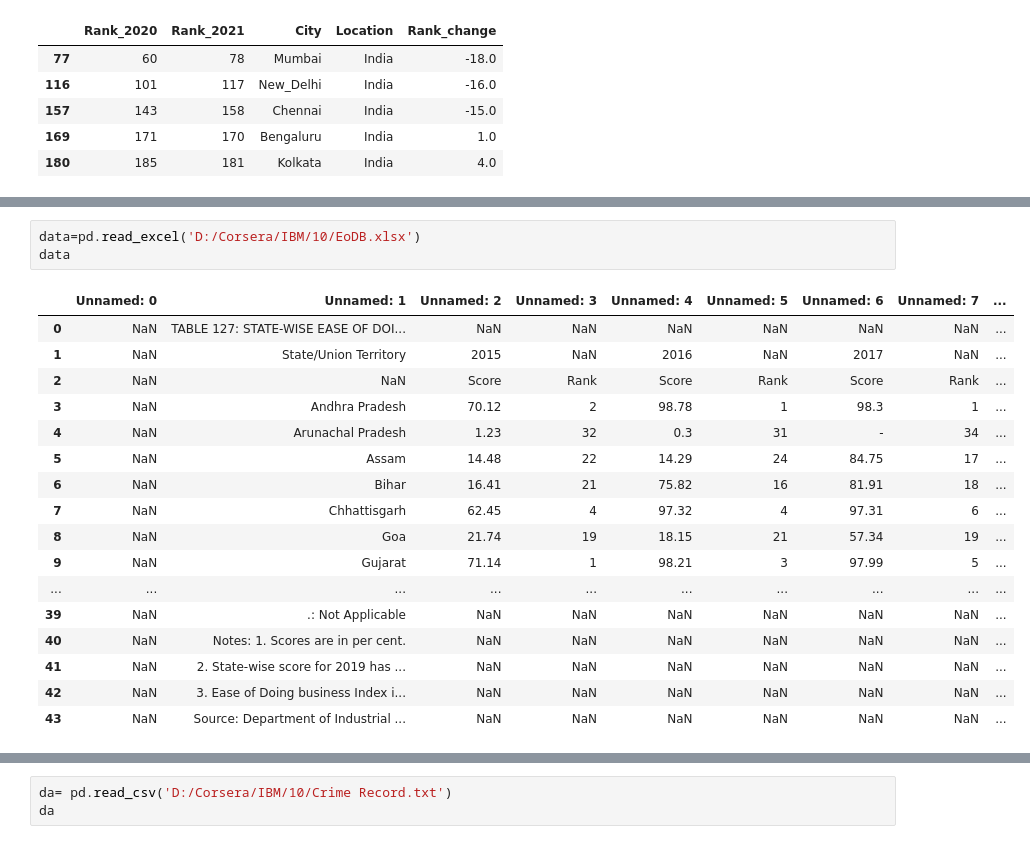
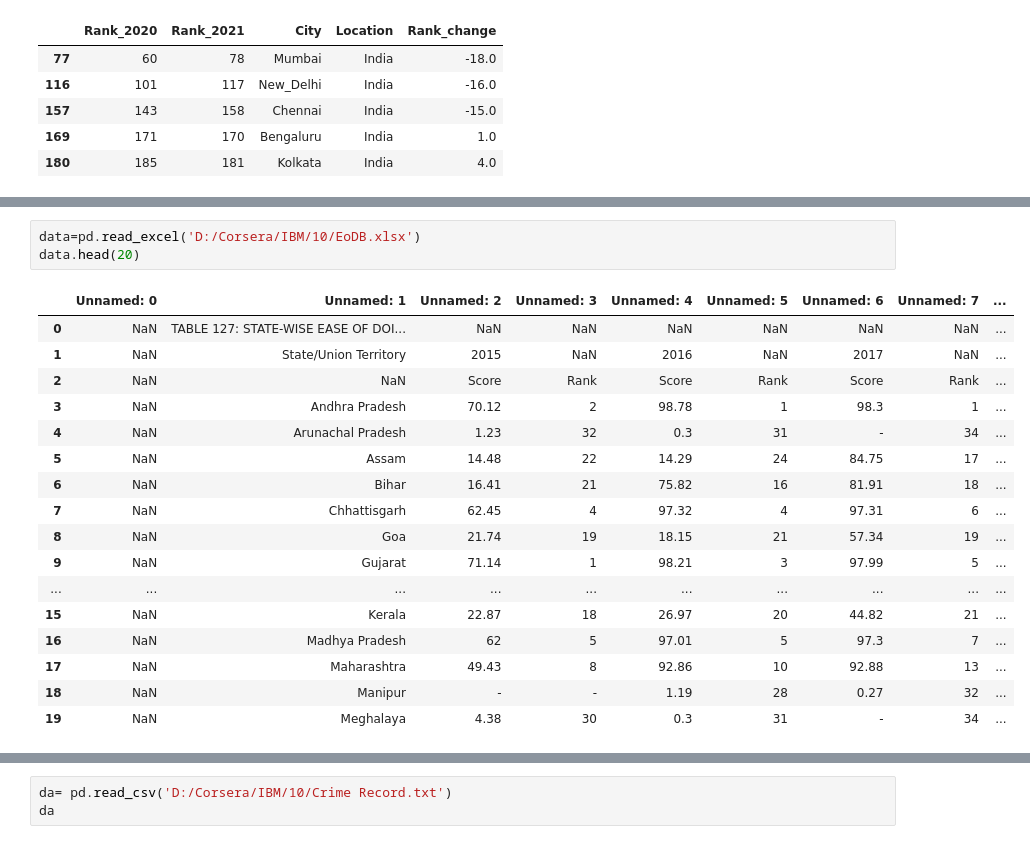
Before and after one commit to Pratyushnayak/Cuisine, a Jupyter notebook: Project.ipynb, the cells around one changed output, grey strips where cells are left out. Drawn from its saved outputs; the diff is of its cells as text.

```diff
--- a/Project.ipynb
+++ b/Project.ipynb
@@ -45,22 +93,22 @@ df
 # %%
 data=pd.read_excel('D:/Corsera/IBM/10/EoDB.xlsx')
-data
+data.head(20)
 # %% [output]
 |  | Unnamed: 0 | Unnamed: 1 | Unnamed: 2 | Unnamed: 3 | Unnamed: 4 | Unnamed: 5 | Unnamed: 6 | Unnamed: 7 | ... |
 | 0 | NaN | TABLE 127: STATE-WISE EASE OF DOI... | NaN | NaN | NaN | NaN | NaN | NaN | ... |
 | 1 | NaN | State/Union Territory | 2015 | NaN | 2016 | NaN | 2017 | NaN | ... |
 | 2 | NaN | NaN | Score | Rank | Score | Rank | Score | Rank | ... |
 | 3 | NaN | Andhra Pradesh | 70.12 | 2 | 98.78 | 1 | 98.3 | 1 | ... |
 | 4 | NaN | Arunachal Pradesh | 1.23 | 32 | 0.3 | 31 | - | 34 | ... |
 | 5 | NaN | Assam | 14.48 | 22 | 14.29 | 24 | 84.75 | 17 | ... |
 | 6 | NaN | Bihar | 16.41 | 21 | 75.82 | 16 | 81.91 | 18 | ... |
 | 7 | NaN | Chhattisgarh | 62.45 | 4 | 97.32 | 4 | 97.31 | 6 | ... |
 | 8 | NaN | Goa | 21.74 | 19 | 18.15 | 21 | 57.34 | 19 | ... |
 | 9 | NaN | Gujarat | 71.14 | 1 | 98.21 | 3 | 97.99 | 5 | ... |
 | ... | ... | ... | ... | ... | ... | ... | ... | ... | ... |
-| 39 | NaN | .: Not Applicable | NaN | NaN | NaN | NaN | NaN | NaN | ... |
-| 40 | NaN | Notes: 1. Scores are in per cent. | NaN | NaN | NaN | NaN | NaN | NaN | ... |
-| 41 | NaN | 2. State-wise score for 2019 has ... | NaN | NaN | NaN | NaN | NaN | NaN | ... |
-| 42 | NaN | 3. Ease of Doing business Index i... | NaN | NaN | NaN | NaN | NaN | NaN | ... |
-| 43 | NaN | Source: Department of Industrial ... | NaN | NaN | NaN | NaN | NaN | NaN | ... |
+| 15 | NaN | Kerala | 22.87 | 18 | 26.97 | 20 | 44.82 | 21 | ... |
+| 16 | NaN | Madhya Pradesh | 62 | 5 | 97.01 | 5 | 97.3 | 7 | ... |
+| 17 | NaN | Maharashtra | 49.43 | 8 | 92.86 | 10 | 92.88 | 13 | ... |
+| 18 | NaN | Manipur | - | - | 1.19 | 28 | 0.27 | 32 | ... |
+| 19 | NaN | Meghalaya | 4.38 | 30 | 0.3 | 31 | - | 34 | ... |
 # %%
```
Also changed, not shown: parts of 72 cells of this notebook.
